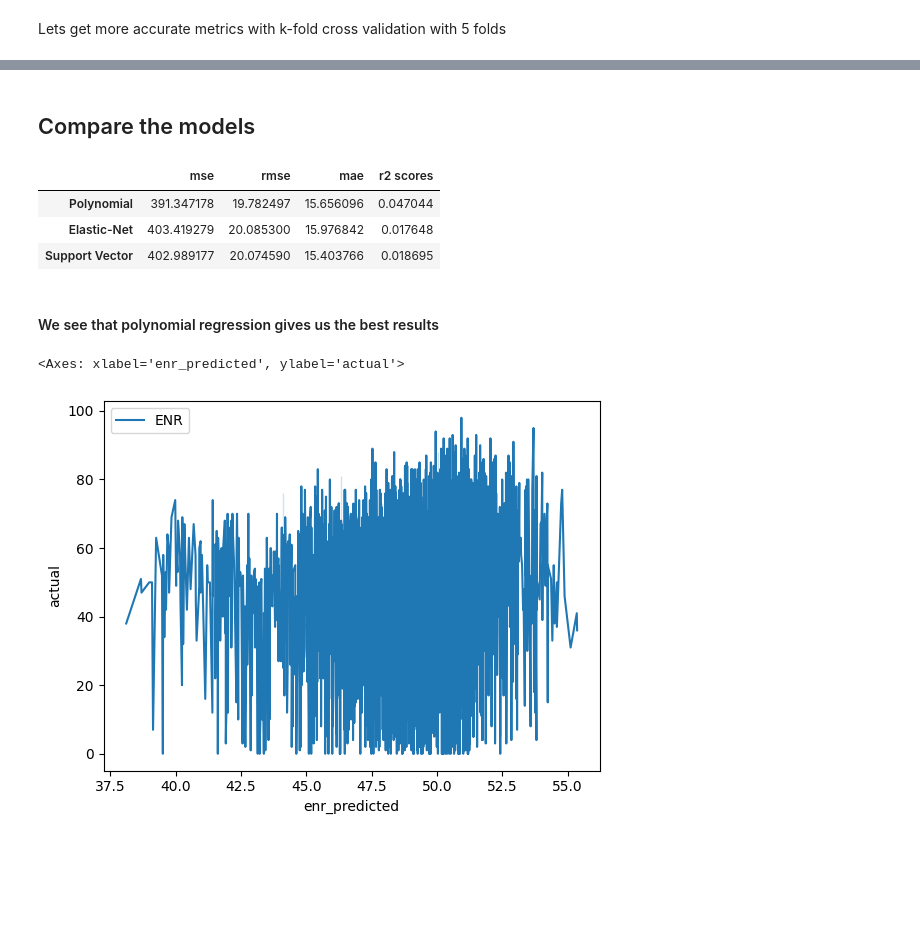
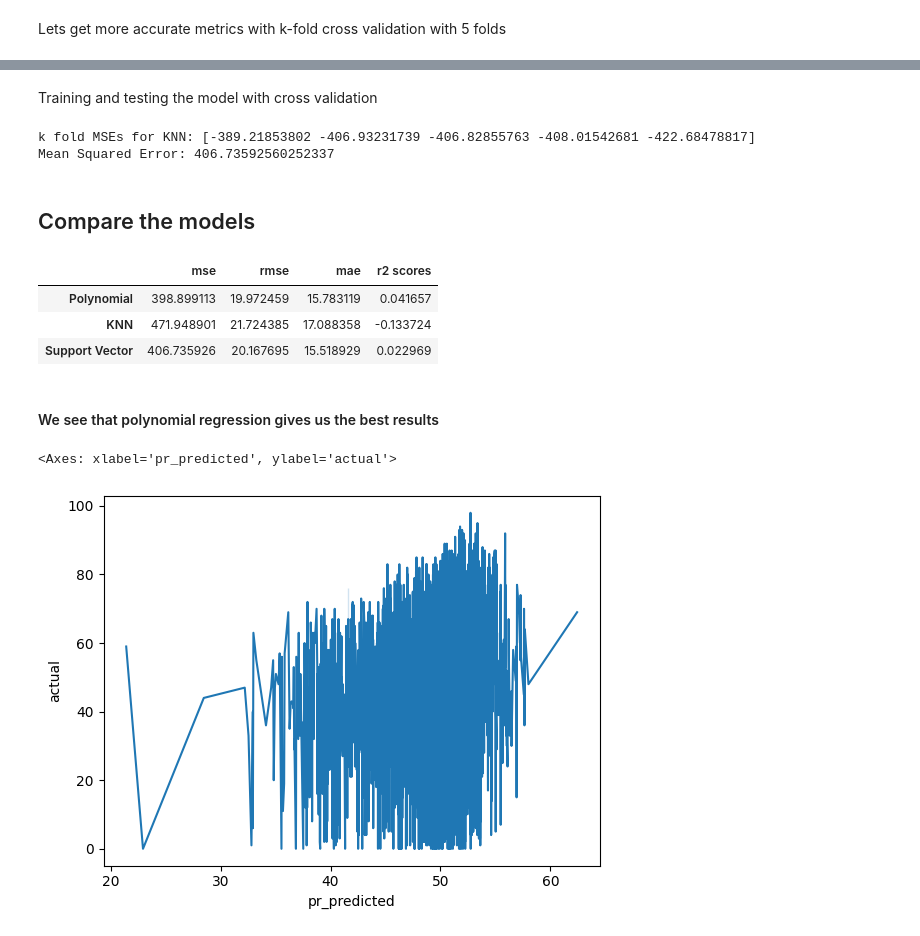
Before and after one commit to mahnsi/Group22FinalProject, a Jupyter notebook: group22FinalProject.ipynb, the cells around one changed output, grey strips where cells are left out. Saved outputs shown, nothing was run; the diff lists cells and outputs as text; code cells hidden in the pictures; blank space fills up the shorter version.

Commit message:
change models - knn

```diff
--- a/group22FinalProject.ipynb
+++ b/group22FinalProject.ipynb
@@ -355,0 +358,17 @@ print(pr_mse, pr_rmse, pr_mae, pr_r2s)
+# %%
+from sklearn.model_selection import GridSearchCV
+from sklearn.linear_model import ElasticNet
+
+#define gris of which hyperparameters to search
+enr_param_grid = {
+    'alpha': [0.1, 1.0, 10.0],
+    'l1_ratio': [0.1, 0.5, 0.9] #weight of Lasso penalty
+}
+
+# define grid search to find the best hyperparameters for ElasticNet with 5 fold cross validation
+enr_grid_search = GridSearchCV(estimator = ElasticNet(), param_grid=enr_param_grid, cv=5, scoring = 'neg_mean_squared_error')
+
+# grid search to find params
+enr_grid_search.fit(X_train_poly, y_train)
+
+print("Best Hyperparameters:", enr_grid_search.best_params_)
@@ -355,0 +377,6 @@ print(pr_mse, pr_rmse, pr_mae, pr_r2s)
+# %%
+# predict with the fine tuned elastic-net regression model
+pr_model = enr_grid_search.best_estimator_
+pr_y_pred = pr_model.predict(X_test_poly)
+
+print(mse(y_test, pr_y_pred))
@@ -452,3 +467,28 @@ svr_r2s = r2s(y_test, svr_y_pred)
+# %% [markdown]
+Training and testing the model with cross validation
+# %%
+# define the SVR model with the best found hyperparameters
+svr_model = svr_grid_search.best_estimator_
+
+svr_scores = cross_validate(svr_model, X_train, y_train, cv=k, scoring=scoring)
+
+
+# mean MSE, MAE, R2 across folds
+mean_mse = np.mean(svr_scores['test_mse'])
+mean_mae = np.mean(svr_scores['test_mae'])
+mean_r2s = np.mean(svr_scores['test_r2'])
+
+print("k fold MSEs for KNN:", svr_scores['test_mse'])
+
+svr_mse = -mean_mse
+svr_rmse = np.sqrt(svr_mse)
+svr_mae = -mean_mae
+svr_r2s = mean_r2s
+
+print("Mean Squared Error:", svr_mse)
+# %% [output]
+k fold MSEs for KNN: [-389.21853802 -406.93231739 -406.82855763 -408.01542681 -422.68478817]
+Mean Squared Error: 406.73592560252337
 # %% [markdown]
 ## Compare the models
 # %%
@@ -456,36 +496,34 @@ from sklearn.metrics import accuracy_score
 # %%
 # Create a table to show metrics of all 3 models.
 # Metrics include Mean squared error, root mean squared error, mean absolute error, and r2 score
-mse  = [pr_mse, enr_mse, svr_mse]
-rmse = [pr_rmse, enr_rmse, svr_rmse]
-mae  = [pr_mae, enr_mae, svr_mae]
-rscores = [pr_r2s, enr_r2s, svr_r2s]
+mse  = [pr_mse, knn_mse, svr_mse]
+rmse = [pr_rmse, knn_rmse, svr_rmse]
+mae  = [pr_mae, knn_mae, svr_mae]
+rscores = [pr_r2s, knn_r2s, svr_r2s]
 
 metrics = pd.DataFrame({
     'mse': mse,
     'rmse': rmse,
     'mae': mae,
     'r2 scores': rscores
-}, index=['Polynomial', 'Elastic-Net', 'Support Vector'])
+}, index=['Polynomial', 'KNN', 'Support Vector'])
 
 metrics
 # %% [output]
 |  | mse | rmse | mae | r2 scores |
-| Polynomial | 391.347178 | 19.782497 | 15.656096 | 0.047044 |
-| Elastic-Net | 403.419279 | 20.085300 | 15.976842 | 0.017648 |
-| Support Vector | 402.989177 | 20.074590 | 15.403766 | 0.018695 |
+| Polynomial | 398.899113 | 19.972459 | 15.783119 | 0.041657 |
+| KNN | 471.948901 | 21.724385 | 17.088358 | -0.133724 |
+| Support Vector | 406.735926 | 20.167695 | 15.518929 | 0.022969 |
 # %% [markdown]
 #### We see that polynomial regression gives us the best results
 # %%
 # make 2 more performance graphs for polynomial regression
 # %%
 df = pd.DataFrame({
-    'svr_predicted': svr_y_pred,
-    'enr_predicted': enr_pred,
     'pr_predicted' : pr_y_pred,
     'actual': y_test})
 
-sns.lineplot(data=df, x='enr_predicted', y='actual', label='ENR')
+sns.lineplot(data=df, x='pr_predicted', y='actual')
 # %% [output]
-<Axes: xlabel='enr_predicted', ylabel='actual'>
+<Axes: xlabel='pr_predicted', ylabel='actual'>
-[figure, old version]
+[figure, new version]
```
Also changed, not shown: parts of 19 cells of this notebook.
